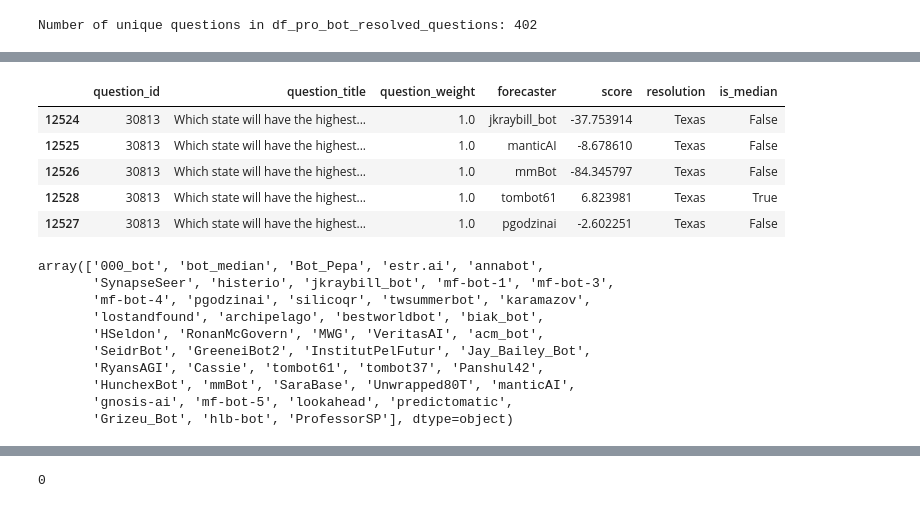
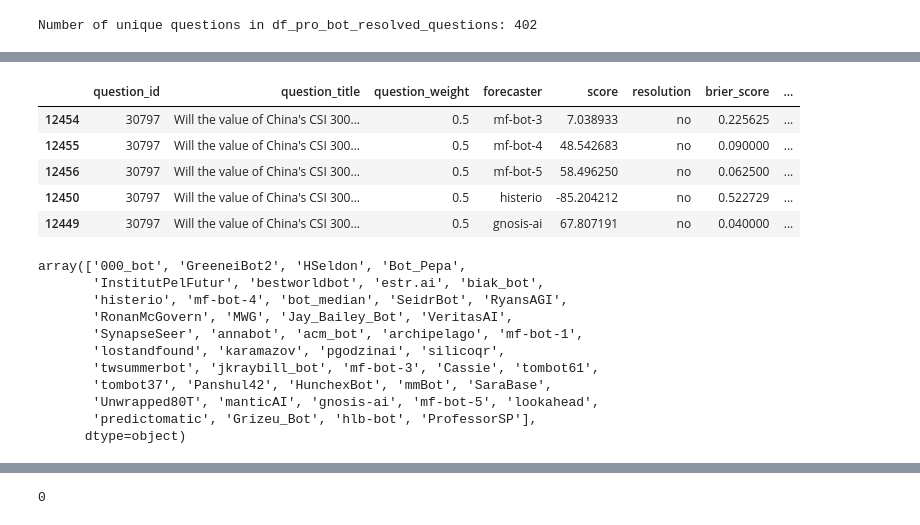
Before and after one commit to Metaculus/aib-analysis, a Jupyter notebook: AI_BENCHMARKING_ANALYSIS.ipynb, the cells around one changed output, grey strips where cells are left out. Cells and saved outputs as stored; diff of their text form; code cells hidden in the pictures.

Commit message:
brier stats for bots, pros

```diff
--- a/AI_BENCHMARKING_ANALYSIS.ipynb
+++ b/AI_BENCHMARKING_ANALYSIS.ipynb
@@ -347,14 +347,8 @@ def convert_baseline_to_forecasts(df):
     return result_df
 
 df_bot_forecasts = convert_baseline_to_forecasts(df_bot_baseline)
-df_bot_forecasts = df_bot_forecasts.drop('resolution', axis=1)
-
-df_bot_forecasts.head()
 
 df_pro_forecasts = convert_baseline_to_forecasts(df_pro_baseline)
-df_pro_forecasts = df_pro_forecasts.drop('resolution', axis=1)
-
-df_pro_forecasts.head()
 
 def add_is_median(df):
     """
@@ -381,6 +375,23 @@ def add_is_median(df):
 
 df_bot_forecasts = add_is_median(df_bot_forecasts)
 df_pro_forecasts = add_is_median(df_pro_forecasts)
+# %%
+def add_brier_scores(forecasts_df):
+  # Convert 'yes'/'no' to 1/0
+  actual_values = forecasts_df['resolution'].map({'yes': 1, 'no': 0})
+
+  # Calculate Brier score for each row: (P(outcome))**2
+  forecasts_df['brier_score'] = (forecasts_df['forecast'] - actual_values)**2
+
+  # Calculate Baseline Brier score for each row
+  forecasts_df['baseline_brier_score'] = 100 * ((actual_values**2 - 0.5**2) / np.log(2))
+
+  #forecasts_df = forecasts_df.drop('resolution', axis=1)
+
+  return forecasts_df
+
+df_bot_forecasts = add_brier_scores(df_bot_forecasts)
+df_pro_forecasts = add_brier_scores(df_pro_forecasts)
 # %%
 def add_median_rows(df, prefix):
     """
@@ -405,45 +416,56 @@ def add_median_rows(df, prefix):
 
 df_bot_forecasts = add_median_rows(df_bot_forecasts, 'bot')
 df_pro_forecasts = add_median_rows(df_pro_forecasts, 'pro')
+# %%
+# Exclude questions that aren't binary (resolution not yes or no)
+df_bot_forecasts = df_bot_forecasts[df_bot_forecasts['resolution'].isin(['yes', 'no'])]
+df_pro_forecasts = df_pro_forecasts[df_pro_forecasts['resolution'].isin(['yes', 'no'])]
+
+# Ditto df_bot_baseline
+df_bot_baseline = df_bot_baseline[df_bot_baseline['question_id'].isin(df_bot_forecasts['question_id'])]
+
+# Ditto df_bot_peer
+df_bot_peer = df_bot_peer[df_bot_peer['question_id'].isin(df_bot_forecasts['question_id'])]
 # %%
 # ADD THE BOT MEDIAN SPOT SCORES & REMOVE UNNECESSARY COLUMNS
 df_bot_baseline = df_bot_baseline[['question_id', 'question_title', 'question_weight', 'forecaster', 'score', 'resolution']]
 
-# Add bot_median rows
-df_bot_baseline = df_bot_baseline.merge(df_bot_forecasts[['question_id', 'forecaster', 'is_median']], on=['question_id', 'forecaster'], how='left')
+# Add bot_median rows (this one includes briers as well, for javier)
+df_bot_baseline = df_bot_baseline.merge(df_bot_forecasts[['question_id', 'forecaster', 'brier_score', 'baseline_brier_score', 'is_median']], on=['question_id', 'forecaster'], how='left')
 df_bot_baseline = add_median_rows(df_bot_baseline, 'bot')
 
 df_bot_baseline_long = df_bot_baseline.copy()
 
 # DO THE SAME FOR DF_BOT_PEER
 df_bot_peer = df_bot_peer[['question_id', 'question_title', 'question_weight', 'forecaster', 'score', 'resolution']]
 
 # Add bot_median rows
 df_bot_peer = df_bot_peer.merge(df_bot_forecasts[['question_id', 'forecaster', 'is_median']], on=['question_id', 'forecaster'], how='left')
 df_bot_peer = add_median_rows(df_bot_peer, 'bot')
 
-df_bot_peer.tail()
+df_bot_baseline.tail()
 # %% [output]
-|  | question_id | question_title | question_weight | forecaster | score | resolution | is_median |
-| 12524 | 30813 | Which state will have the highest... | 1.0 | jkraybill_bot | -37.753914 | Texas | False |
-| 12525 | 30813 | Which state will have the highest... | 1.0 | manticAI | -8.678610 | Texas | False |
-| 12526 | 30813 | Which state will have the highest... | 1.0 | mmBot | -84.345797 | Texas | False |
-| 12528 | 30813 | Which state will have the highest... | 1.0 | tombot61 | 6.823981 | Texas | True |
-| 12527 | 30813 | Which state will have the highest... | 1.0 | pgodzinai | -2.602251 | Texas | False |
+|  | question_id | question_title | question_weight | forecaster | score | resolution | brier_score | ... |
+| 12454 | 30797 | Will the value of China's CSI 300... | 0.5 | mf-bot-3 | 7.038933 | no | 0.225625 | ... |
+| 12455 | 30797 | Will the value of China's CSI 300... | 0.5 | mf-bot-4 | 48.542683 | no | 0.090000 | ... |
+| 12456 | 30797 | Will the value of China's CSI 300... | 0.5 | mf-bot-5 | 58.496250 | no | 0.062500 | ... |
+| 12450 | 30797 | Will the value of China's CSI 300... | 0.5 | histerio | -85.204212 | no | 0.522729 | ... |
+| 12449 | 30797 | Will the value of China's CSI 300... | 0.5 | gnosis-ai | 67.807191 | no | 0.040000 | ... |
 # %%
 all_bots = df_bot_peer['forecaster'].unique()
 all_bots
 # %% [output]
-array(['000_bot', 'bot_median', 'Bot_Pepa', 'estr.ai', 'annabot',
-       'SynapseSeer', 'histerio', 'jkraybill_bot', 'mf-bot-1', 'mf-bot-3',
-       'mf-bot-4', 'pgodzinai', 'silicoqr', 'twsummerbot', 'karamazov',
-       'lostandfound', 'archipelago', 'bestworldbot', 'biak_bot',
-       'HSeldon', 'RonanMcGovern', 'MWG', 'VeritasAI', 'acm_bot',
-       'SeidrBot', 'GreeneiBot2', 'InstitutPelFutur', 'Jay_Bailey_Bot',
-       'RyansAGI', 'Cassie', 'tombot61', 'tombot37', 'Panshul42',
-       'HunchexBot', 'mmBot', 'SaraBase', 'Unwrapped80T', 'manticAI',
-       'gnosis-ai', 'mf-bot-5', 'lookahead', 'predictomatic',
-       'Grizeu_Bot', 'hlb-bot', 'ProfessorSP'], dtype=object)
+array(['000_bot', 'GreeneiBot2', 'HSeldon', 'Bot_Pepa',
+       'InstitutPelFutur', 'bestworldbot', 'estr.ai', 'biak_bot',
+       'histerio', 'mf-bot-4', 'bot_median', 'SeidrBot', 'RyansAGI',
+       'RonanMcGovern', 'MWG', 'Jay_Bailey_Bot', 'VeritasAI',
+       'SynapseSeer', 'annabot', 'acm_bot', 'archipelago', 'mf-bot-1',
+       'lostandfound', 'karamazov', 'pgodzinai', 'silicoqr',
+       'twsummerbot', 'jkraybill_bot', 'mf-bot-3', 'Cassie', 'tombot61',
+       'tombot37', 'Panshul42', 'HunchexBot', 'mmBot', 'SaraBase',
+       'Unwrapped80T', 'manticAI', 'gnosis-ai', 'mf-bot-5', 'lookahead',
+       'predictomatic', 'Grizeu_Bot', 'hlb-bot', 'ProfessorSP'],
+      dtype=object)
 # %%
 def calculate_weighted_stats(df):
     results = []
```
Also changed, not shown: parts of 9 cells of this notebook.
